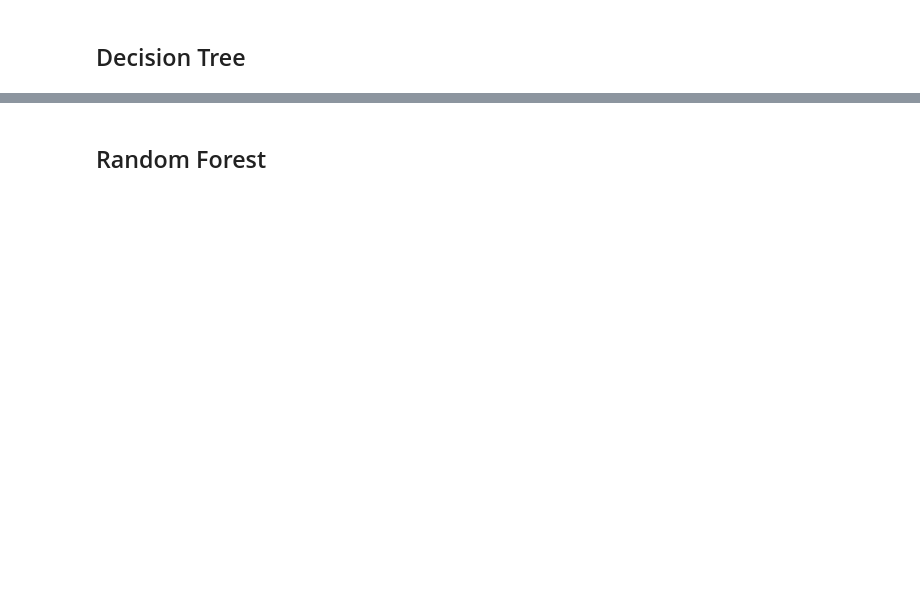
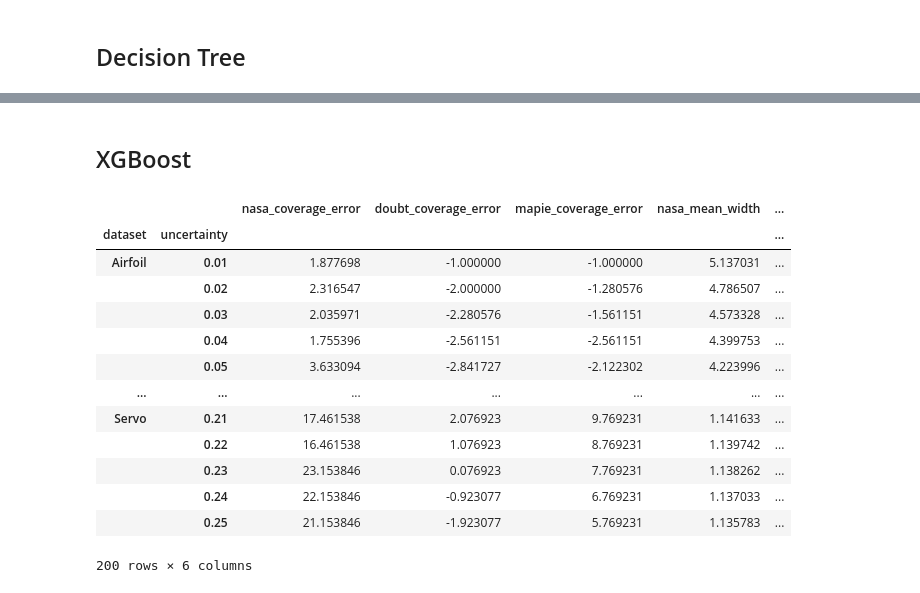
Before and after one commit to cmougan/MonitoringUncertainty, a Jupyter notebook: uncertaintyExperiments.ipynb, the cells around one changed output, grey strips where cells are left out. Saved outputs shown, nothing was run; the diff lists cells and outputs as text; code cells hidden in the pictures; blank space fills up the shorter version.

```diff
--- a/uncertaintyExperiments.ipynb
+++ b/uncertaintyExperiments.ipynb
@@ -176,23 +269,38 @@ for method in ['mapie', 'doubt', 'nasa']:
 # %% [markdown]
-## Random Forest
+## XGBoost
 # %%
-model = RandomForestRegressor()
+model = XGBRegressor()
 # %%
 data_dict = defaultdict(list)
 for dataset in tqdm(datasets):
-    for uncertainty in tqdm([0.01, 0.05, 0.1], leave=False):
+    for uncertainty in tqdm(np.arange(0.01, 0.26, 0.01), leave=False):
         nasa_coverage, nasa_mean_width = evaluate_nasa(model, *dataset[1:], uncertainty=uncertainty)
         doubt_coverage, doubt_mean_width = evaluate_doubt(model, *dataset[1:], uncertainty=uncertainty)
         mapie_coverage, mapie_mean_width = evaluate_mapie(model, *dataset[1:], uncertainty=uncertainty)
         data_dict['dataset'].append(dataset[0])
         data_dict['uncertainty'].append(uncertainty)
         data_dict['nasa_coverage_error'].append(100 * (1 - uncertainty - nasa_coverage))
         data_dict['doubt_coverage_error'].append(100 * (1 - uncertainty - doubt_coverage))
         data_dict['mapie_coverage_error'].append(100 * (1 - uncertainty - mapie_coverage))
         data_dict['nasa_mean_width'].append(nasa_mean_width)
         data_dict['doubt_mean_width'].append(doubt_mean_width)
         data_dict['mapie_mean_width'].append(mapie_mean_width)
 
-forest_df = pd.DataFrame(data_dict).set_index(['dataset', 'uncertainty'])
-forest_df
+xgb_df = pd.DataFrame(data_dict).set_index(['dataset', 'uncertainty'])
+xgb_df
+# %% [output]
+|  |  | nasa_coverage_error | doubt_coverage_error | mapie_coverage_error | nasa_mean_width | ... |
+| dataset | uncertainty |  |  |  |  | ... |
+| Airfoil | 0.01 | 1.877698 | -1.000000 | -1.000000 | 5.137031 | ... |
+|  | 0.02 | 2.316547 | -2.000000 | -1.280576 | 4.786507 | ... |
+|  | 0.03 | 2.035971 | -2.280576 | -1.561151 | 4.573328 | ... |
+|  | 0.04 | 1.755396 | -2.561151 | -2.561151 | 4.399753 | ... |
+|  | 0.05 | 3.633094 | -2.841727 | -2.122302 | 4.223996 | ... |
+| ... | ... | ... | ... | ... | ... | ... |
+| Servo | 0.21 | 17.461538 | 2.076923 | 9.769231 | 1.141633 | ... |
+|  | 0.22 | 16.461538 | 1.076923 | 8.769231 | 1.139742 | ... |
+|  | 0.23 | 23.153846 | 0.076923 | 7.769231 | 1.138262 | ... |
+|  | 0.24 | 22.153846 | -0.923077 | 6.769231 | 1.137033 | ... |
+|  | 0.25 | 21.153846 | -1.923077 | 5.769231 | 1.135783 | ... |
+200 rows × 6 columns
 # %%
```
Also changed, not shown: parts of 11 cells of this notebook.
